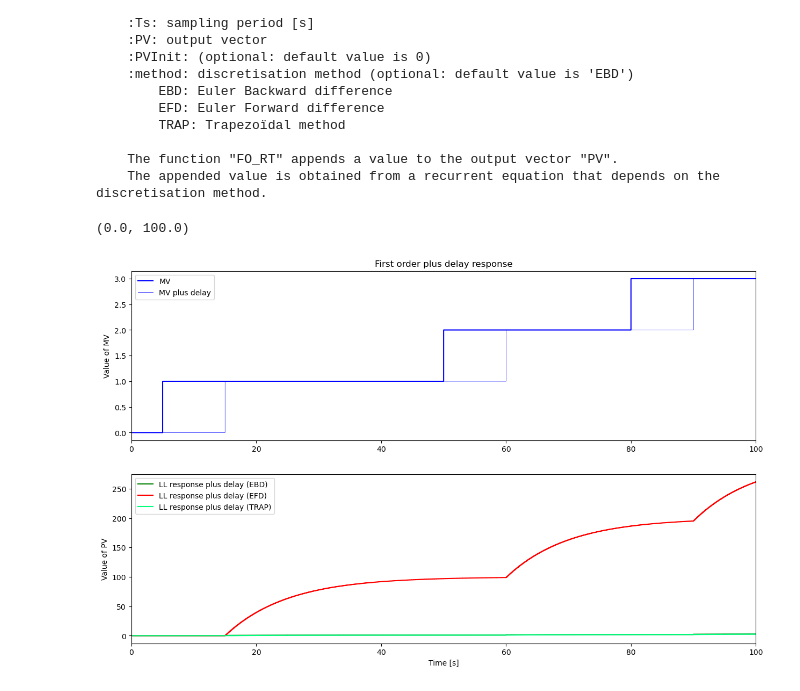
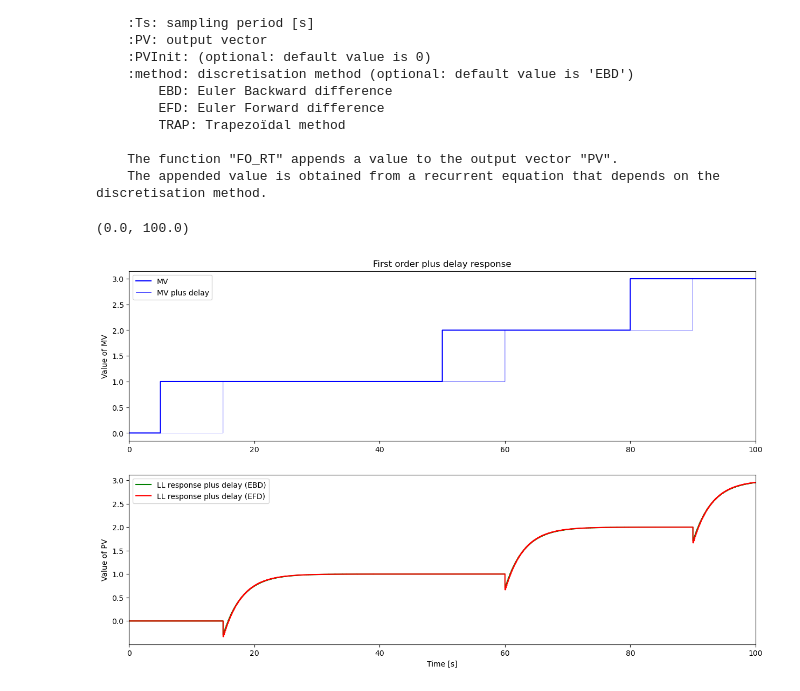
Before and after one commit to LASS2Y/ControlAndTheory, a Jupyter notebook: package_lab.ipynb, the cells around one changed output. Drawn from its saved outputs; the diff is of its cells as text; code cells hidden in the pictures.

```diff
--- a/package_lab.ipynb
+++ b/package_lab.ipynb
@@ -55,36 +55,36 @@ PV_TRAP = []
 
 # Parameters
 Kp = 1
-Tlead = 5
-Tlag = 10
+Tlead = -1
+Tlag = 3
 theta = 10
 
 for i in range(0,N):
     t.append(i*Ts)
     SelectPath_RT(MVPath,t,MV)
     Delay_RT(MV,theta,Ts,MVDelay)
-    LL_RT(MVDelay,Kp,Tlag,Tlead,Ts,PV_EBD)
+    LL_RT(MVDelay,Kp,Tlag,Tlead,Ts,PV_EBD,0,'EBD')
     LL_RT(MVDelay,Kp,Tlag,Tlead,Ts,PV_EFD,0,'EFD')
-    LL_RT(MVDelay,Kp,Tlag,Tlead,Ts,PV_TRAP,0,'TRAP')
+    #LL_RT(MVDelay,Kp,Tlag,Tlead,Ts,PV_TRAP,0,'TRAP')
 
 plt.figure(figsize = (15,9))
 
 plt.subplot(2,1,1)
 plt.step(t,MV,'b-',label='MV',where='post')
 plt.step(t,MVDelay,'b-',linewidth=0.5,label='MV plus delay',where='post')
 plt.ylabel('Value of MV')
 plt.title('First order plus delay response')
 plt.legend(loc='best')
 plt.xlim([0, TSim])
 
 plt.subplot(2,1,2)
 plt.step(t,PV_EBD,'g-',label='LL response plus delay (EBD)',where='post')
 plt.step(t,PV_EFD,'r',label='LL response plus delay (EFD)',where='post')
-plt.step(t,PV_TRAP,'springgreen',label='LL response plus delay (TRAP)',where='post')
+#plt.step(t,PV_TRAP,'springgreen',label='LL response plus delay (TRAP)',where='post')
 plt.ylabel('Value of PV')
 plt.xlabel('Time [s]')
 plt.legend(loc='best')
 plt.xlim([0, TSim])
 # %% [output]
 (0.0, 100.0)
-[figure, old version]
+[figure, new version]
```
Also changed, not shown: 1 other file.
